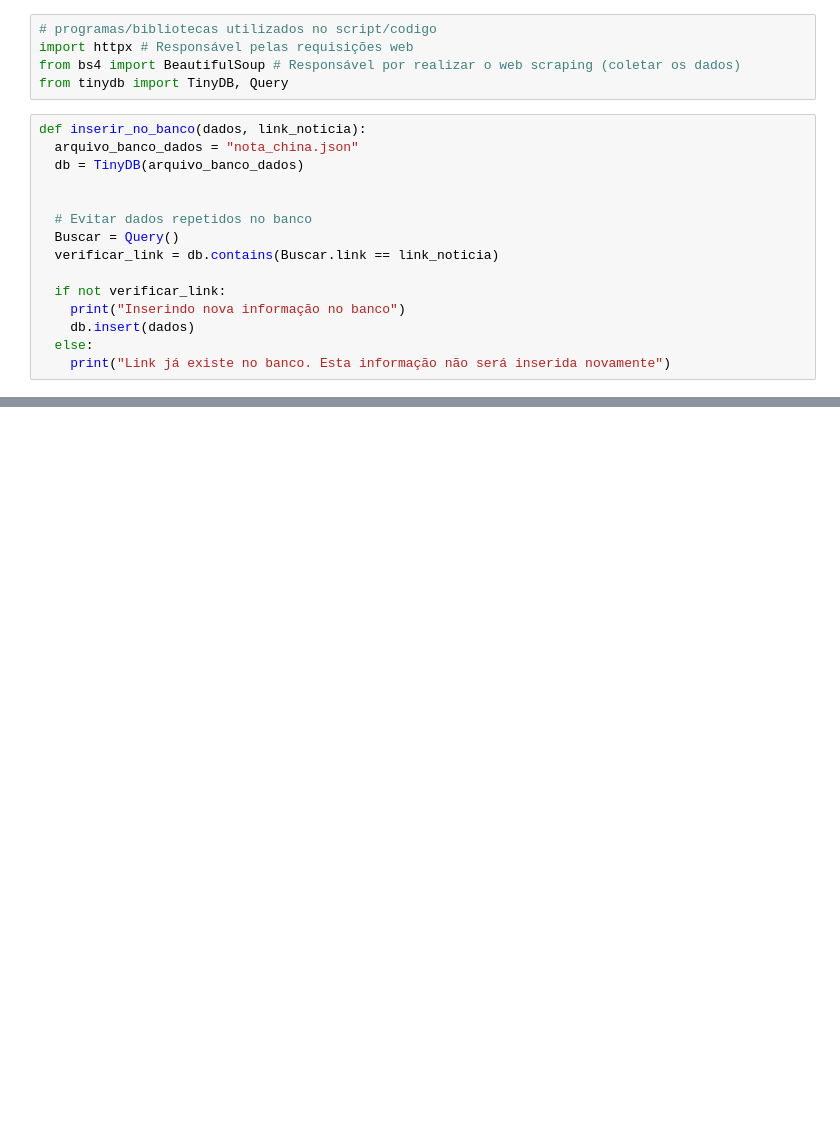
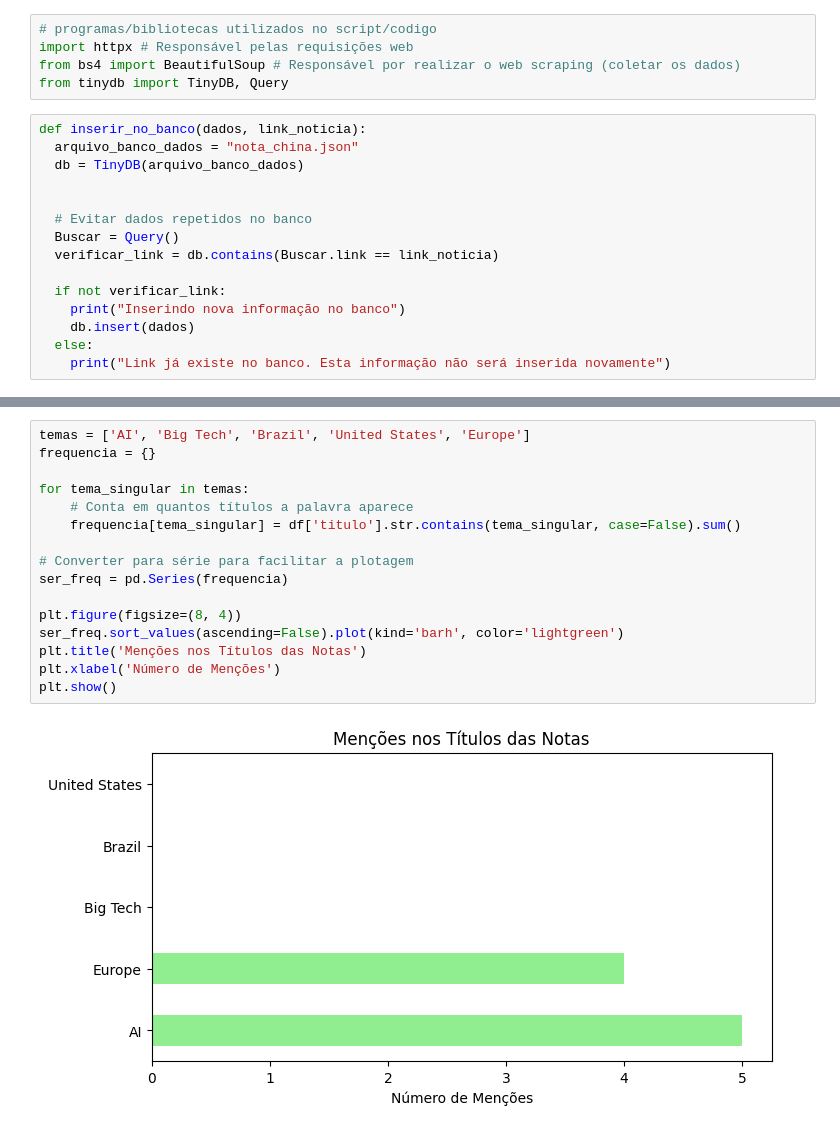
Before and after one commit to mariliazago0/fundamentos01, a Jupyter notebook: notebooks/encontro01.ipynb, the cells around one changed output, grey strips where cells are left out. Saved outputs shown, nothing was run; the diff lists cells and outputs as text; blank space fills up the shorter version.

```diff
--- a/notebooks/encontro01.ipynb
+++ b/notebooks/encontro01.ipynb
@@ -115,0 +267,18 @@ Inserindo nova informação no banco
+# %%
+temas = ['AI', 'Big Tech', 'Brazil', 'United States', 'Europe']
+frequencia = {}
+
+for tema_singular in temas:
+    # Conta em quantos títulos a palavra aparece
+    frequencia[tema_singular] = df['titulo'].str.contains(tema_singular, case=False).sum()
+
+# Converter para série para facilitar a plotagem
+ser_freq = pd.Series(frequencia)
+
+plt.figure(figsize=(8, 4))
+ser_freq.sort_values(ascending=False).plot(kind='barh', color='lightgreen')
+plt.title('Menções nos Títulos das Notas')
+plt.xlabel('Número de Menções')
+plt.show()
+# %% [output]
+[figure, added]
```
Also changed, not shown: parts of 18 cells of this notebook.
